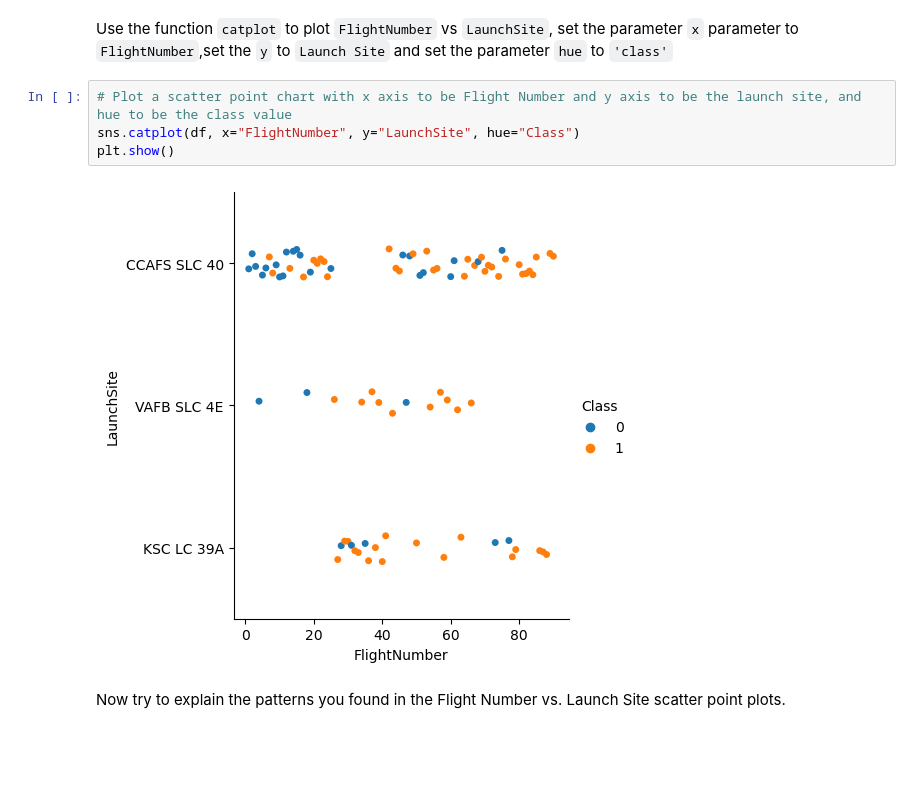
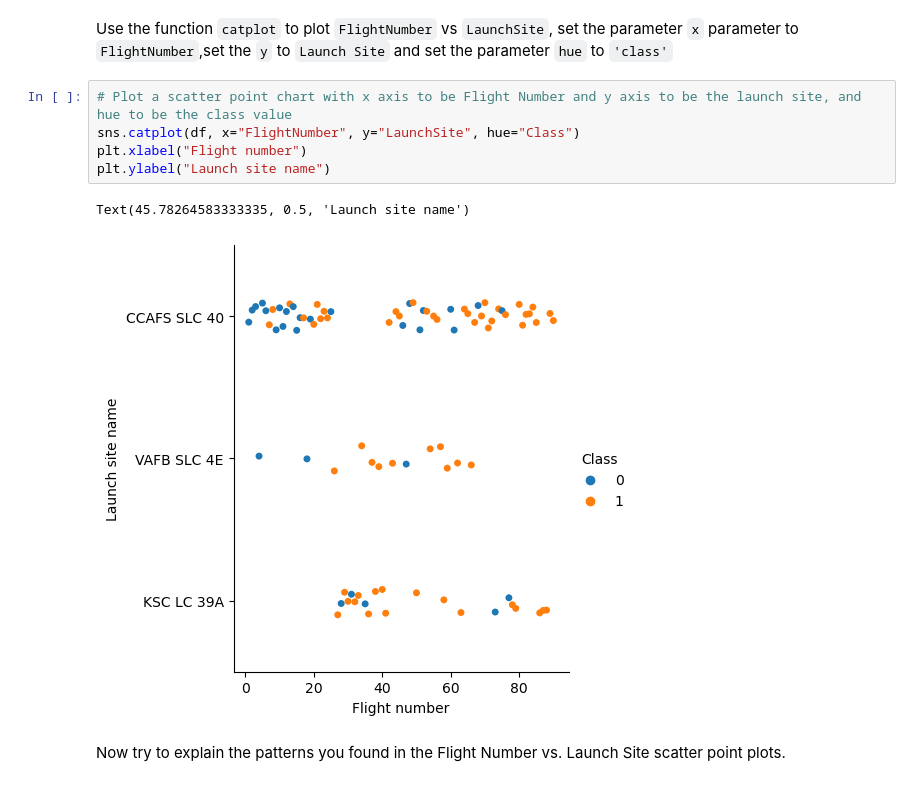
Before and after one commit to alexslittle/ibm-ads-capstone, a Jupyter notebook: jupyter-labs-eda-dataviz.ipynb, the cells around one changed output. Drawn from its saved outputs; the diff is of its cells as text; blank space fills up the shorter version.

```diff
--- a/jupyter-labs-eda-dataviz.ipynb
+++ b/jupyter-labs-eda-dataviz.ipynb
@@ -84,9 +85,11 @@ Use the function <code>catplot</code> to plot <code>FlightNumber</code> vs <code
 # %%
 # Plot a scatter point chart with x axis to be Flight Number and y axis to be the launch site, and hue to be the class value
 sns.catplot(df, x="FlightNumber", y="LaunchSite", hue="Class")
-plt.show()
+plt.xlabel("Flight number")
+plt.ylabel("Launch site name")
 # %% [output]
+Text(45.78264583333335, 0.5, 'Launch site name')
-[figure, old version]
+[figure, new version]
 # %% [markdown]
 Now try to explain the patterns you found in the Flight Number vs. Launch Site scatter point plots.
 # %% [markdown]
```
Also changed, not shown: parts of 7 cells of this notebook.
